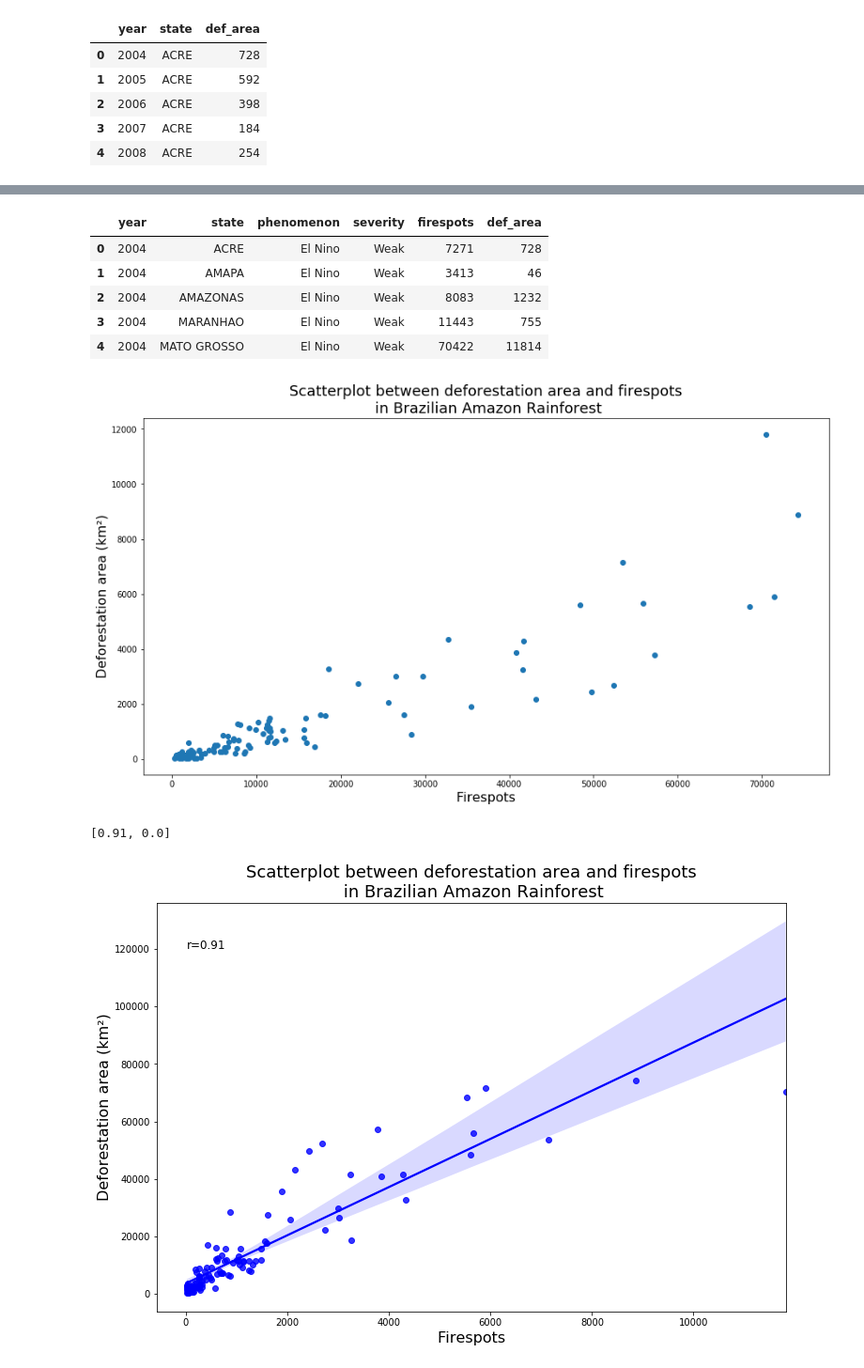
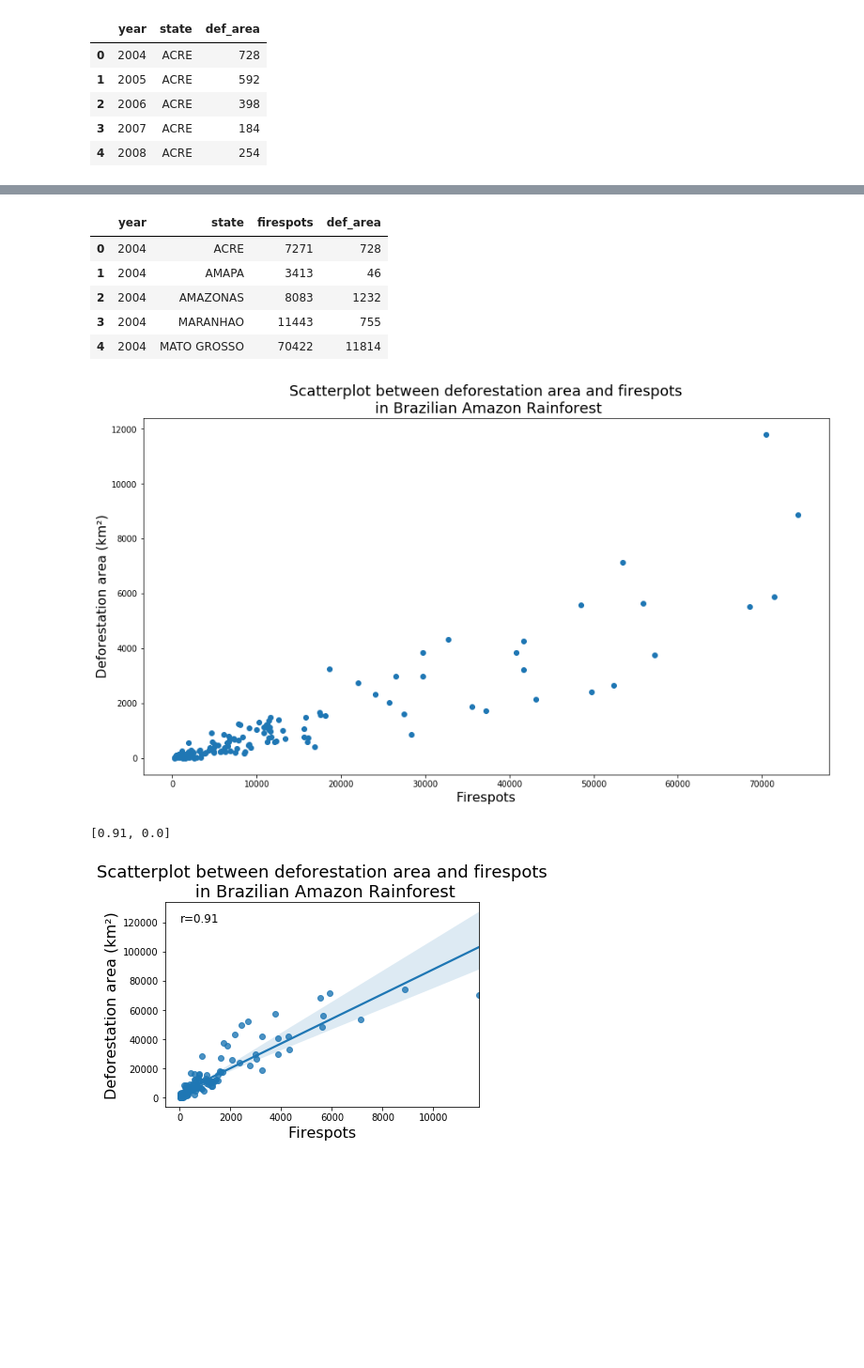
Before and after one commit to chiarabeebyte/capstoneproject8, a Jupyter notebook: Notebooks/Amazon_dataset.ipynb, the cells around one changed output, grey strips where cells are left out. Shown at 94% size. Cells and saved outputs as stored; diff of their text form; code cells hidden in the pictures; blank space fills up the shorter version.

```diff
--- a/Notebooks/Amazon_dataset.ipynb
+++ b/Notebooks/Amazon_dataset.ipynb
@@ -261,8 +266,12 @@ melt_da.head()
 | 2 | 2006 | ACRE | 398 |
 | 3 | 2007 | ACRE | 184 |
 | 4 | 2008 | ACRE | 254 |
+# %%
+df_a_subset.head()
+new_df = df_a_subset[['year','state', 'firespots']]
 # %%
-new_df = merged[['year','state', 'firespots','phenomenon','severity' ]]
-new_df2 = new_df.groupby(['year','state','phenomenon','severity']).sum().reset_index()
+#new_df = merged[['year','state', 'firespots','phenomenon','severity' ]]
+#new_df2 = new_df.groupby(['year','state','phenomenon','severity']).sum().reset_index()
+new_df2 = new_df.groupby(['year','state']).sum().reset_index()
 new_df2.head()
 # %% [output]
@@ -283,23 +292,21 @@ all_three_df = new_df2.merge(melt_da, on = ['year', 'state'])
 
 all_three_df.head()
 # %% [output]
-|  | year | state | phenomenon | severity | firespots | def_area |
-| 0 | 2004 | ACRE | El Nino | Weak | 7271 | 728 |
-| 1 | 2004 | AMAPA | El Nino | Weak | 3413 | 46 |
-| 2 | 2004 | AMAZONAS | El Nino | Weak | 8083 | 1232 |
-| 3 | 2004 | MARANHAO | El Nino | Weak | 11443 | 755 |
-| 4 | 2004 | MATO GROSSO | El Nino | Weak | 70422 | 11814 |
+|  | year | state | firespots | def_area |
+| 0 | 2004 | ACRE | 7271 | 728 |
+| 1 | 2004 | AMAPA | 3413 | 46 |
+| 2 | 2004 | AMAZONAS | 8083 | 1232 |
+| 3 | 2004 | MARANHAO | 11443 | 755 |
+| 4 | 2004 | MATO GROSSO | 70422 | 11814 |
 # %%
 plt.figure(figsize=(15,8))
 plt.scatter(all_three_df.firespots, all_three_df.def_area)
 plt.xlabel("Firespots", fontsize=16)
 plt.ylabel("Deforestation area (km²)", fontsize=16)
 plt.title('Scatterplot between deforestation area and firespots\n in Brazilian Amazon Rainforest', fontsize=18)
-
-#plt.legend(loc='upper left')
 plt.show()
 # %% [output]
-[figure, old version]
+[figure, new version]
 # %%
 import seaborn as sns
 from scipy import stats
@@ -313,17 +322,17 @@ text = 'r=%s' % (corr[0])
 # %% [output]
 [0.91, 0.0]
 # %%
-# use text to set line label for legend
-plt.figure(figsize=(12,8))
-corr_plot = sns.regplot(x=all_three_df["def_area"], y=all_three_df["firespots"], color='b')
+# plot
+#plt.figure(figsize=(15,8))
+corr_plot = sns.regplot(x=all_three_df["def_area"], y=all_three_df["firespots"])
 corr_plot.text(10, 120000, text, fontsize=12)
 plt.xlabel("Firespots", fontsize=16)
 plt.ylabel("Deforestation area (km²)", fontsize=16)
 plt.title('Scatterplot between deforestation area and firespots\n in Brazilian Amazon Rainforest', fontsize=18)
 
 plt.show()
 # %% [output]
-[figure, old version]
+[figure, new version]
 # %%
 group+df_new = all_three_df.groupby(['severity', 'year'])['firespots'].sum().sort_values()
 
```
Also changed, not shown: parts of 14 cells of this notebook.
